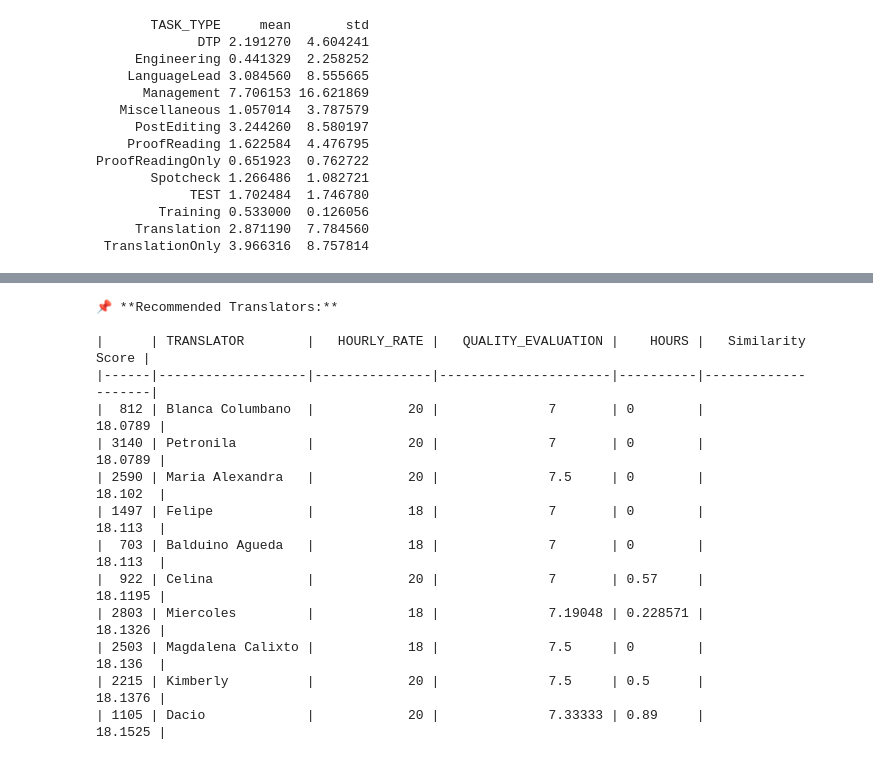
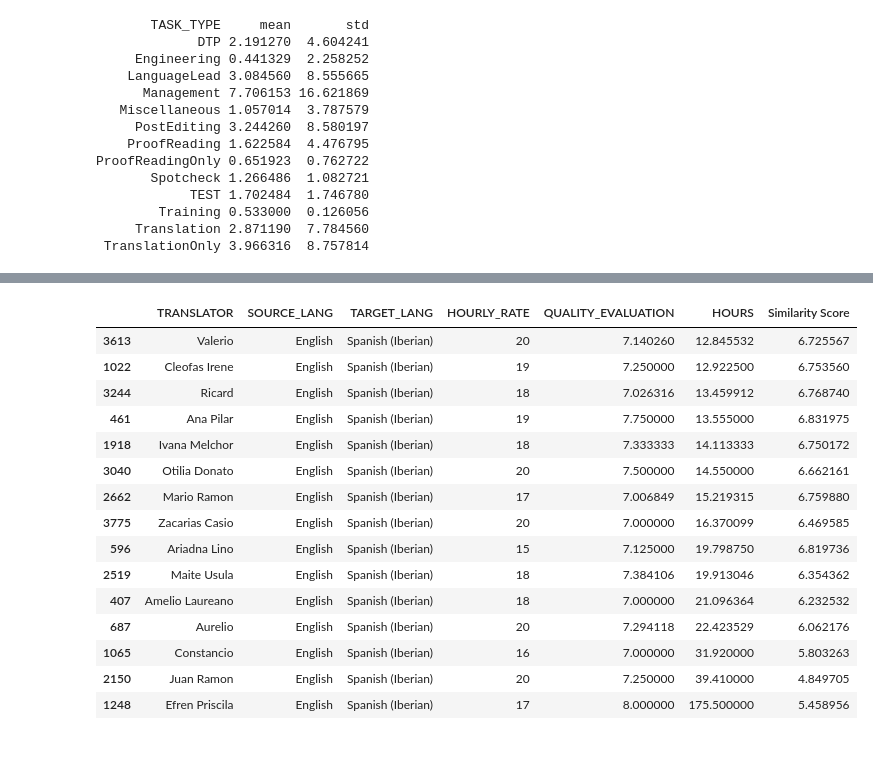
Before and after one commit to L3ms123/SP1, a Jupyter notebook: Notebooks/Synthesis project.ipynb, the cells around one changed output, grey strips where cells are left out. Saved outputs shown, nothing was run; the diff lists cells and outputs as text; code cells hidden in the pictures.

```diff
--- a/Notebooks/Synthesis project.ipynb
+++ b/Notebooks/Synthesis project.ipynb
@@ -218,56 +323,72 @@ df_filtered = filter_language_price_quality(df_for_knn, client1)
 # %%
 def do_knn(df_filtered, client1):
     # Select the numeric features for the KNN
     X = df_filtered[['HOURLY_RATE', 'QUALITY_EVALUATION', 'HOURS']].dropna() #TODO provisional, cómo leches tratamos a los que no han sido evaluados
 
     # Standarize
     scaler = StandardScaler()
     X_scaled = scaler.fit_transform(X)
 
     # Train
-    knn = NearestNeighbors(n_neighbors=10, metric='euclidean')  #TODO do density area based?
+    knn = NearestNeighbors(n_neighbors=15, metric='euclidean')  #TODO do density area based?
     knn.fit(X_scaled)
 
-    remaining_hours = compute_remaining_hours(client1)
+    remaining_hours = compute_remaining_hours(client1) #TODO if this negative it means que llegan tarde al delivery
 
     # Example of client
     client = pd.DataFrame([[client1.SELLING_HOURLY_PRICE, client1.MIN_QUALITY, remaining_hours]],
                         columns=['HOURLY_RATE', 'QUALITY_EVALUATION', 'HOURS'])  # tranform to dataframe to help the knn to compute it
     client_scaled = scaler.transform(client)
 
     # Find nearest neighbours
     distances, indexes = knn.kneighbors(client_scaled)
     return distances, indexes
 
+
+def get_best_translators(df_filtered, indexes, distances):
+    selected_translators = df_filtered.iloc[indexes[0]].copy()
+
+    # Add the similarity score
+    selected_translators['Similarity Score'] = distances[0]
+
+    # Sort by similarity score (ascending: closest match first)
+    selected_translators = selected_translators.sort_values(by='Similarity Score', ascending=True) #
+
+    # Dictionary with sort order (True for ascending, False for descending)
+    sort_options = {
+        "Price": ("HOURLY_RATE", False),  # Decreasing order
+        "Deadline": ("HOURS", True),  # Ascending order
+        "Quality": ("QUALITY_EVALUATION", False)  # Decreasing order
+    }
+
+    # Get the column and order according to the WILDCARD
+    sort_column, ascending_order = sort_options.get(client1.WILDCARD, ("Similarity Score", True)) # this is the deafult option of sorting order, it is considered the balanced way
+
+    # Sort the data frame according to the dynamic criterion
+    selected_translators_sorted = selected_translators.sort_values(by=sort_column, ascending=ascending_order)
+
+    return selected_translators_sorted
+
+
 distances, indexes = do_knn(df_filtered, client1)
 
-from tabulate import tabulate
-
-# Show detailed information about recommended translators
-def print_best_translators(df_filtered, indexes, distances):
-    selected_translators = df_filtered.iloc[indexes[0]].copy()
-
-    # Add the distances to the dataframe
-    selected_translators['Similarity Score'] = distances[0]
-    columns_to_display = ['TRANSLATOR', 'HOURLY_RATE', 'QUALITY_EVALUATION', 'HOURS', 'Similarity Score']
-
-    print("\n📌 **Recommended Translators:**\n")
-    print(tabulate(selected_translators[columns_to_display], headers='keys', tablefmt='github'))
-
-
-print_best_translators(df_filtered, indexes, distances)
+# Get the dataframe with the best translators
+best_translators_df = get_best_translators(df_filtered, indexes, distances)
+display(best_translators_df)
 # %% [output]
-📌 **Recommended Translators:**
-
-|      | TRANSLATOR        |   HOURLY_RATE |   QUALITY_EVALUATION |    HOURS |   Similarity Score |
-|------|-------------------|---------------|----------------------|----------|--------------------|
-|  812 | Blanca Columbano  |            20 |              7       | 0        |            18.0789 |
-| 3140 | Petronila         |            20 |              7       | 0        |            18.0789 |
-| 2590 | Maria Alexandra   |            20 |              7.5     | 0        |            18.102  |
-| 1497 | Felipe            |            18 |              7       | 0        |            18.113  |
-|  703 | Balduino Agueda   |            18 |              7       | 0        |            18.113  |
-|  922 | Celina            |            20 |              7       | 0.57     |            18.1195 |
-| 2803 | Miercoles         |            18 |              7.19048 | 0.228571 |            18.1326 |
-| 2503 | Magdalena Calixto |            18 |              7.5     | 0        |            18.136  |
-| 2215 | Kimberly          |            20 |              7.5     | 0.5      |            18.1376 |
-| 1105 | Dacio             |            20 |              7.33333 | 0.89     |            18.1525 |
+|  | TRANSLATOR | SOURCE_LANG | TARGET_LANG | HOURLY_RATE | QUALITY_EVALUATION | HOURS | Similarity Score |
+| 3613 | Valerio | English | Spanish (Iberian) | 20 | 7.140260 | 12.845532 | 6.725567 |
+| 1022 | Cleofas Irene | English | Spanish (Iberian) | 19 | 7.250000 | 12.922500 | 6.753560 |
+| 3244 | Ricard | English | Spanish (Iberian) | 18 | 7.026316 | 13.459912 | 6.768740 |
+| 461 | Ana Pilar | English | Spanish (Iberian) | 19 | 7.750000 | 13.555000 | 6.831975 |
+| 1918 | Ivana Melchor | English | Spanish (Iberian) | 18 | 7.333333 | 14.113333 | 6.750172 |
+| 3040 | Otilia Donato | English | Spanish (Iberian) | 20 | 7.500000 | 14.550000 | 6.662161 |
+| 2662 | Mario Ramon | English | Spanish (Iberian) | 17 | 7.006849 | 15.219315 | 6.759880 |
+| 3775 | Zacarias Casio | English | Spanish (Iberian) | 20 | 7.000000 | 16.370099 | 6.469585 |
+| 596 | Ariadna Lino | English | Spanish (Iberian) | 15 | 7.125000 | 19.798750 | 6.819736 |
+| 2519 | Maite Usula | English | Spanish (Iberian) | 18 | 7.384106 | 19.913046 | 6.354362 |
+| 407 | Amelio Laureano | English | Spanish (Iberian) | 18 | 7.000000 | 21.096364 | 6.232532 |
+| 687 | Aurelio | English | Spanish (Iberian) | 20 | 7.294118 | 22.423529 | 6.062176 |
+| 1065 | Constancio | English | Spanish (Iberian) | 16 | 7.000000 | 31.920000 | 5.803263 |
+| 2150 | Juan Ramon | English | Spanish (Iberian) | 20 | 7.250000 | 39.410000 | 4.849705 |
+| 1248 | Efren Priscila | English | Spanish (Iberian) | 17 | 8.000000 | 175.500000 | 5.458956 |
```
Also changed, not shown: parts of 16 cells of this notebook.
